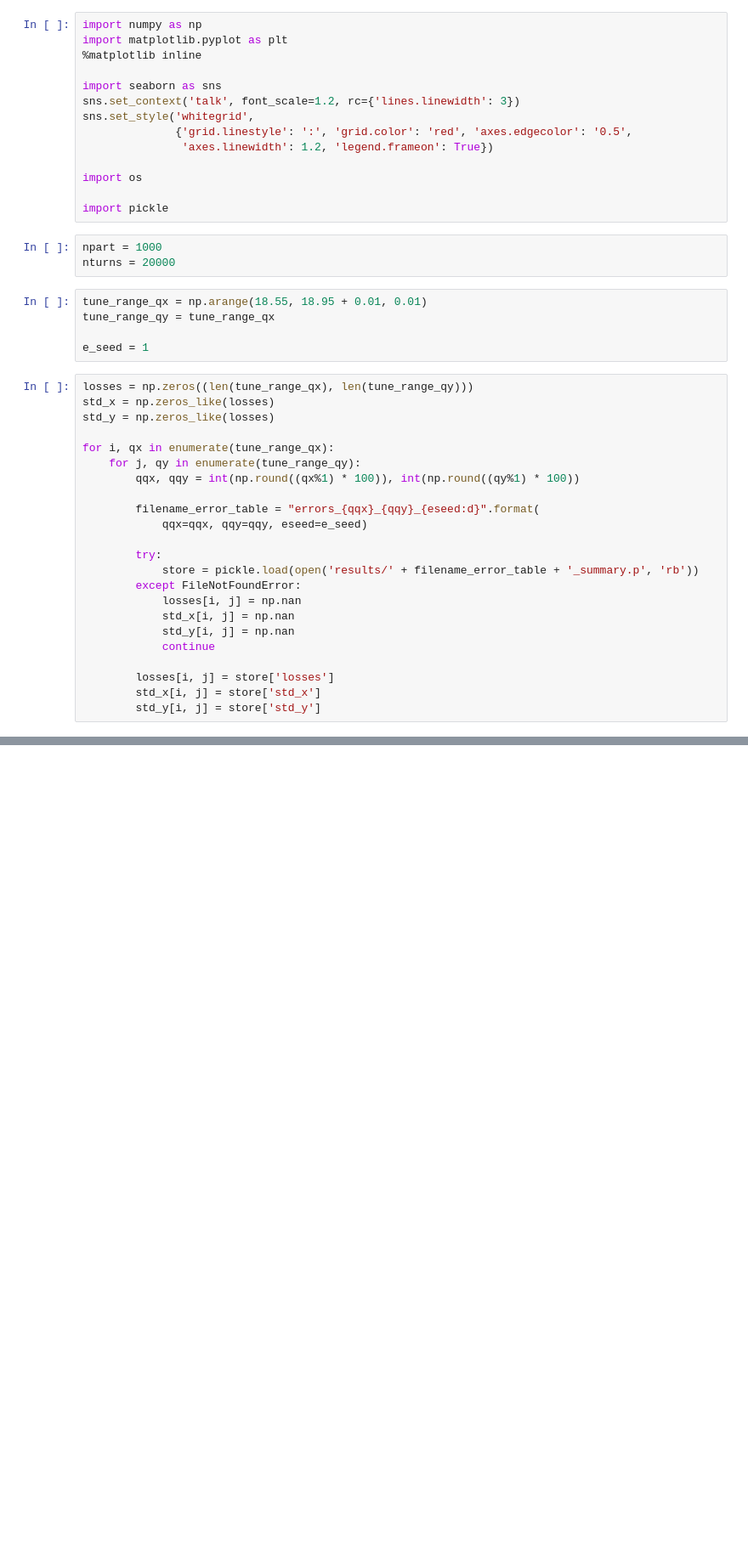
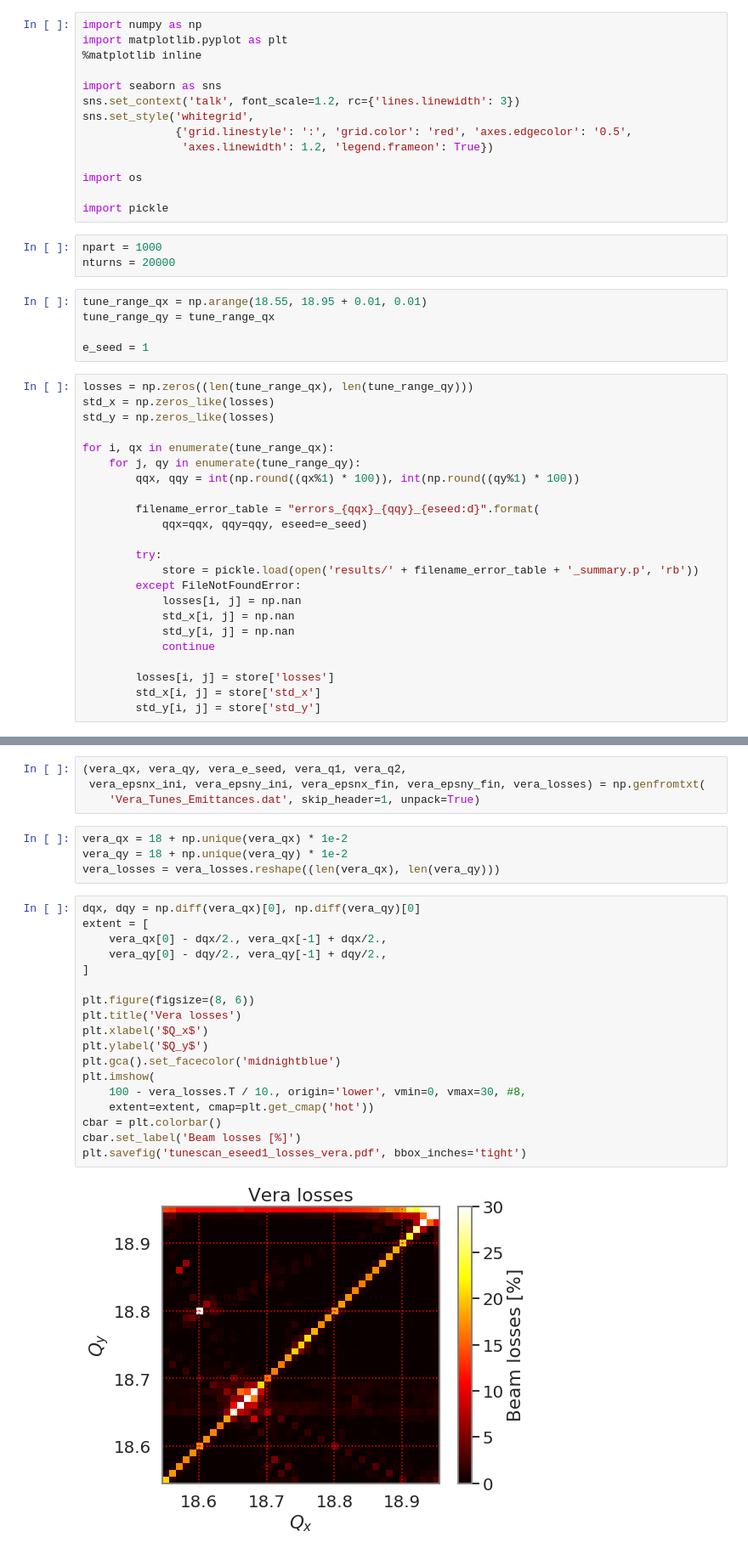
Before and after one commit to aoeftiger/sixtracklib_pyht_playground, a Jupyter notebook: sis100/2019-10-28--fullmodel-noSc-tunescan/evaluation.ipynb, the cells around one changed output, grey strips where cells are left out. Shown at 85% size. Saved outputs shown, nothing was run; the diff lists cells and outputs as text; blank space fills up the shorter version.

```diff
--- a/sis100/2019-10-28--fullmodel-noSc-tunescan/evaluation.ipynb
+++ b/sis100/2019-10-28--fullmodel-noSc-tunescan/evaluation.ipynb
@@ -87,0 +116,28 @@ cbar.set_label('Beam losses [%]')
+# %%
+(vera_qx, vera_qy, vera_e_seed, vera_q1, vera_q2,
+ vera_epsnx_ini, vera_epsny_ini, vera_epsnx_fin, vera_epsny_fin, vera_losses) = np.genfromtxt(
+    'Vera_Tunes_Emittances.dat', skip_header=1, unpack=True)
+# %%
+vera_qx = 18 + np.unique(vera_qx) * 1e-2
+vera_qy = 18 + np.unique(vera_qy) * 1e-2
+vera_losses = vera_losses.reshape((len(vera_qx), len(vera_qy)))
+# %%
+dqx, dqy = np.diff(vera_qx)[0], np.diff(vera_qy)[0]
+extent = [
+    vera_qx[0] - dqx/2., vera_qx[-1] + dqx/2.,
+    vera_qy[0] - dqy/2., vera_qy[-1] + dqy/2.,
+]
+
+plt.figure(figsize=(8, 6))
+plt.title('Vera losses')
+plt.xlabel('$Q_x$')
+plt.ylabel('$Q_y$')
+plt.gca().set_facecolor('midnightblue')
+plt.imshow(
+    100 - vera_losses.T / 10., origin='lower', vmin=0, vmax=30, #8,
+    extent=extent, cmap=plt.get_cmap('hot'))
+cbar = plt.colorbar()
+cbar.set_label('Beam losses [%]')
+plt.savefig('tunescan_eseed1_losses_vera.pdf', bbox_inches='tight')
+# %% [output]
+[figure, added]
```
Also changed, not shown: parts of 4 cells of this notebook, 6 other files.
